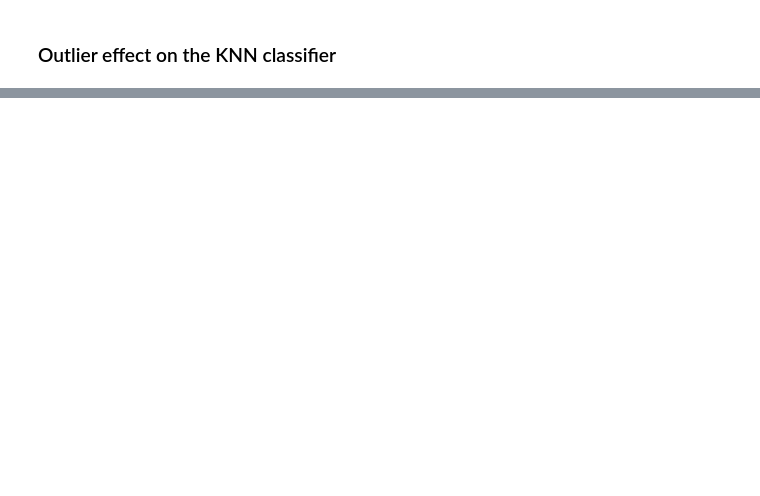
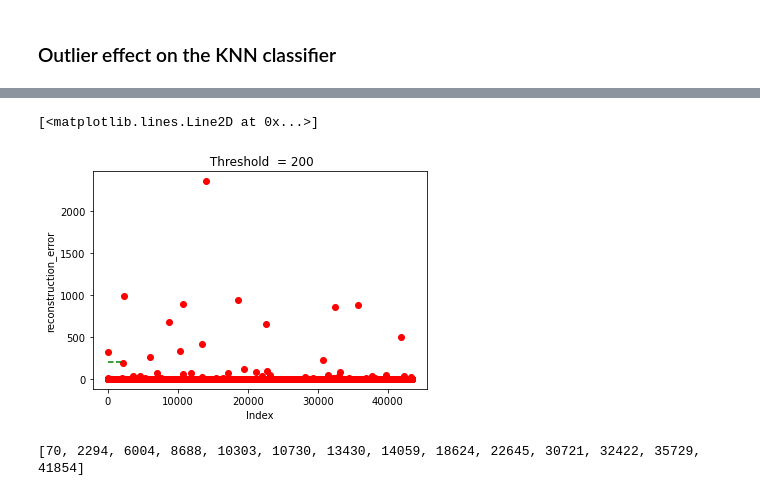
Before and after one commit to eacunafer/Data-Mining-Machine-Learning-subgraduado-, a Jupyter notebook: notebooks/outlierdeep2022.ipynb, the cells around one changed output, grey strips where cells are left out. Cells and saved outputs as stored; diff of their text form; code cells hidden in the pictures; blank space fills up the shorter version.

```diff
--- a/notebooks/outlierdeep2022.ipynb
+++ b/notebooks/outlierdeep2022.ipynb
@@ -223,0 +255,6 @@ Accuracy using k=5 neighbors after outlier removal: 0.75 (+/- 0.13)
+# %%
+scaler = StandardScaler()
+scaler.fit(X1)
+Xdf1 = pd.DataFrame(scaler.transform(X1), index=X1.index)
+train_x = Xdf1.values #transform to ndarray
+train_x
@@ -223,0 +309,20 @@ Accuracy using k=5 neighbors after outlier removal: 0.75 (+/- 0.13)
+# %%
+import datetime
+autoencoder.compile(optimizer='adam', loss='mse' )
+
+t_ini = datetime.datetime.now()
+history = autoencoder.fit(train_x, train_x,
+                        epochs=nb_epoch,
+                        batch_size=batch_size,
+                        shuffle=True,
+                        validation_split=0.1,
+                        verbose=0
+                        )
+
+t_fin = datetime.datetime.now()
+print('Time to run the model: {} Sec.'.format((t_fin -
+t_ini).total_seconds()))
+
+
+
+df_history = pd.DataFrame(history.history)
@@ -223,0 +331,5 @@ Accuracy using k=5 neighbors after outlier removal: 0.75 (+/- 0.13)
+# %%
+#Reconstruction
+predictions = autoencoder.predict(train_x)
+#print(predictions)
+train_x.shape
@@ -223,0 +343,4 @@ Accuracy using k=5 neighbors after outlier removal: 0.75 (+/- 0.13)
+# %%
+mse = np.mean(np.power(train_x- predictions, 2), axis=1)
+df_error = pd.DataFrame({'reconstruction_error': mse}, index=X1.index)
+df_error.describe()
@@ -223,0 +360,15 @@ Accuracy using k=5 neighbors after outlier removal: 0.75 (+/- 0.13)
+# %%
+thresh=200
+plt.plot(x, y, 'ro')
+plt.ylabel('reconstruction_error')
+plt.xlabel('Index')
+plt.title(' Threshold  = ' +str(thresh))
+plt.plot([0,2000],[thresh,thresh],"g--")
+# %% [output]
+[<matplotlib.lines.Line2D at 0x...>]
+[figure, added]
+# %%
+dfOutliers = df_error.index[df_error.reconstruction_error > 200].tolist()
+print(dfOutliers)
+# %% [output]
+[70, 2294, 6004, 8688, 10303, 10730, 13430, 14059, 18624, 22645, 30721, 32422, 35729, 41854]
```
Also changed, not shown: parts of 30 cells of this notebook.
